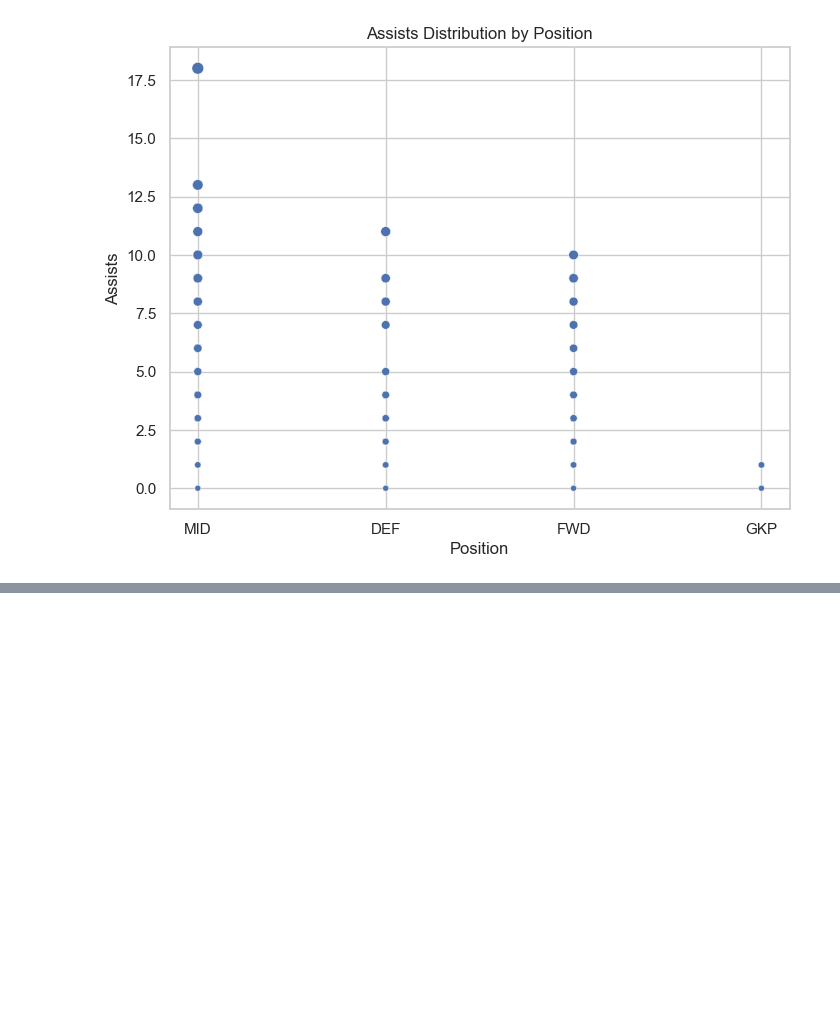
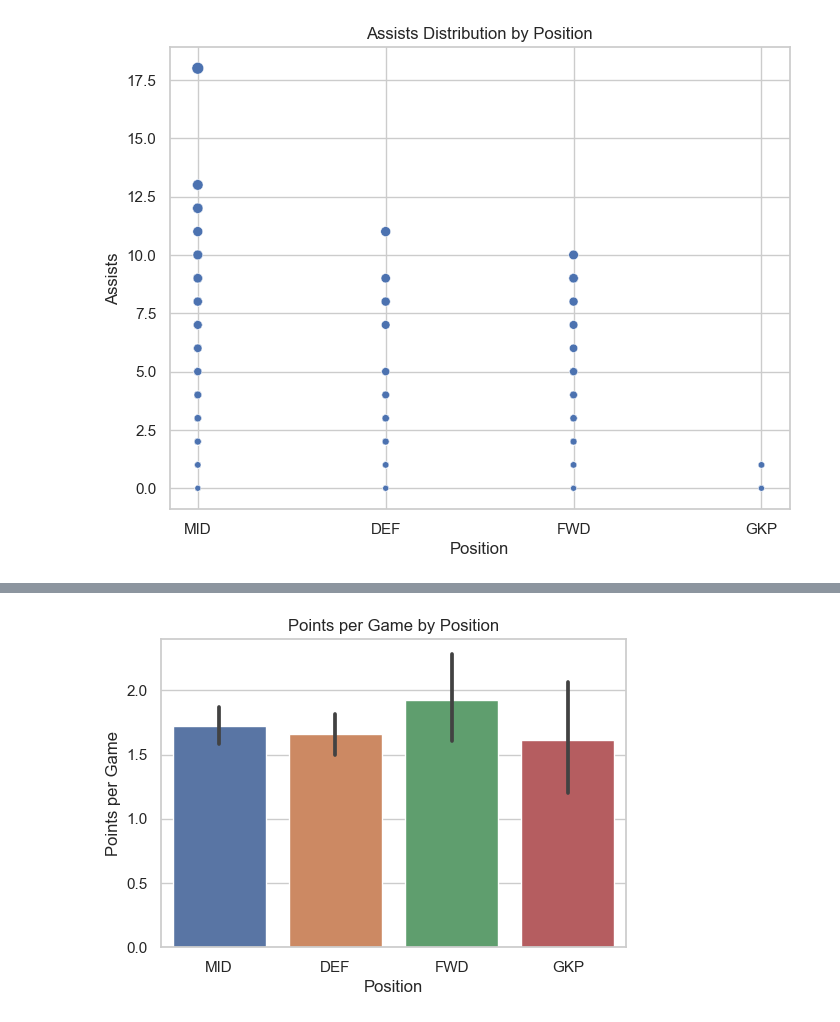
Before and after one commit to matthewwangg/Player-Performance-Prediction-1.0, a Jupyter notebook: notebooks/data visualization/Visualization By Player Type.ipynb, the cells around one changed output, grey strips where cells are left out. Saved outputs shown, nothing was run; the diff lists cells and outputs as text; code cells hidden in the pictures; blank space fills up the shorter version.

```diff
--- a/notebooks/data visualization/Visualization By Player Type.ipynb
+++ b/notebooks/data visualization/Visualization By Player Type.ipynb
@@ -49,0 +68,9 @@ plt.show()
+# %%
+plt.figure(figsize=(6, 4))
+sns.barplot(data=df, x='position', y='points_per_game')
+plt.title("Points per Game by Position")
+plt.xlabel("Position")
+plt.ylabel("Points per Game")
+plt.show()
+# %% [output]
+[figure, added]
```
Also changed, not shown: parts of 5 cells of this notebook.
